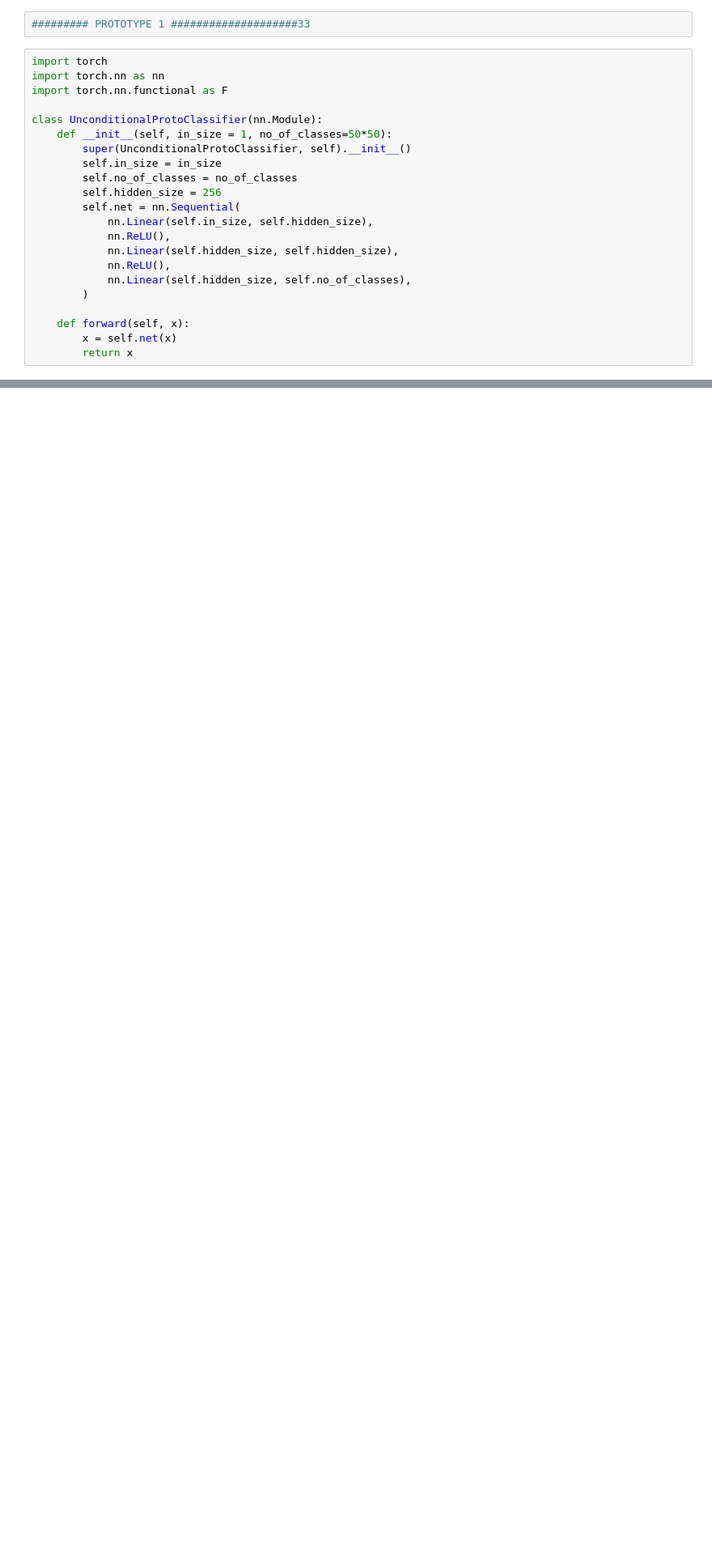
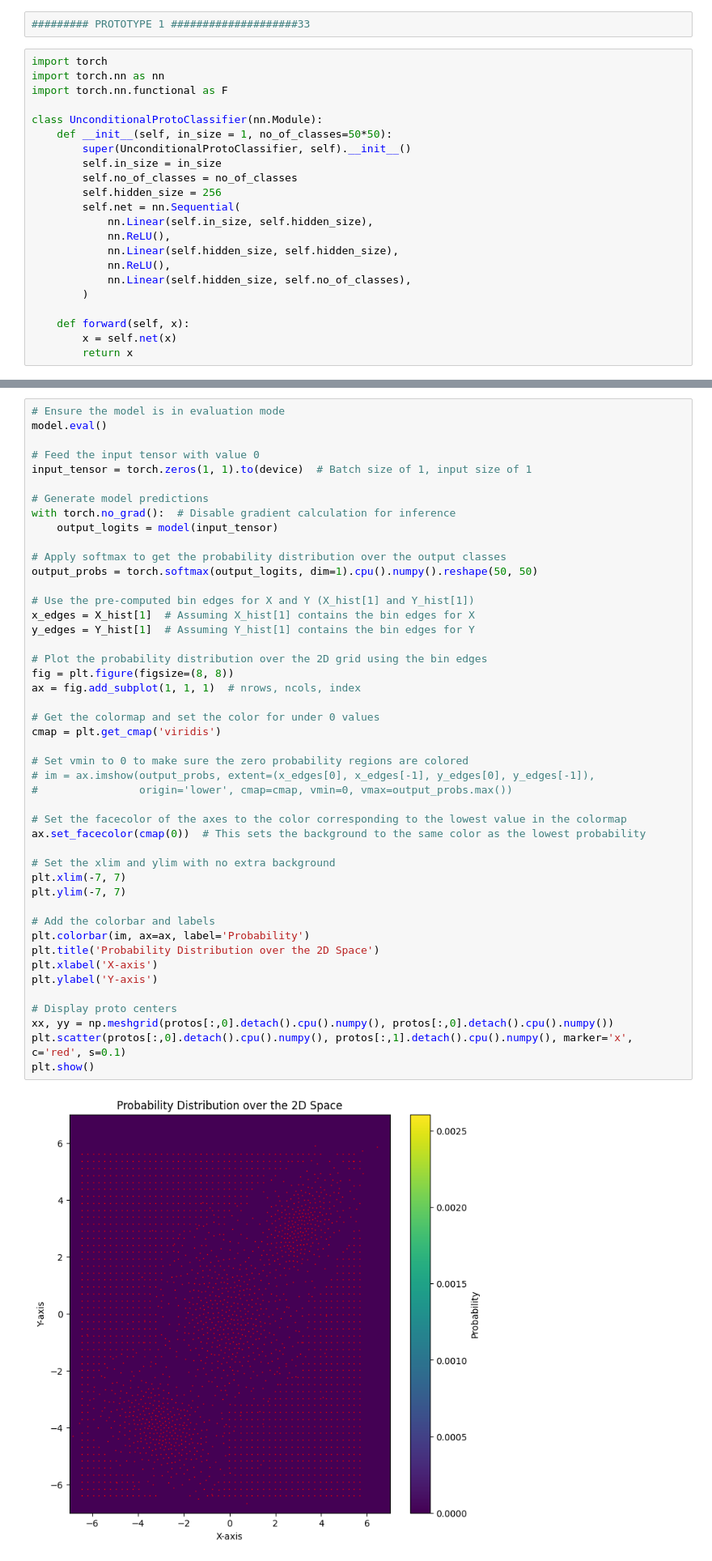
Before and after one commit to batuceng/max_quantile, a Jupyter notebook: 2d_prototypes_v1.ipynb, the cells around one changed output, grey strips where cells are left out. Shown at 81% size. Cells and saved outputs as stored; diff of their text form; blank space fills up the shorter version.

```diff
--- a/2d_prototypes_v1.ipynb
+++ b/2d_prototypes_v1.ipynb
@@ -281,0 +399,48 @@ class UnconditionalProtoClassifier(nn.Module):
+# %%
+# Ensure the model is in evaluation mode
+model.eval()
+
+# Feed the input tensor with value 0
+input_tensor = torch.zeros(1, 1).to(device)  # Batch size of 1, input size of 1
+
+# Generate model predictions
+with torch.no_grad():  # Disable gradient calculation for inference
+    output_logits = model(input_tensor)
+
+# Apply softmax to get the probability distribution over the output classes
+output_probs = torch.softmax(output_logits, dim=1).cpu().numpy().reshape(50, 50)
+
+# Use the pre-computed bin edges for X and Y (X_hist[1] and Y_hist[1])
+x_edges = X_hist[1]  # Assuming X_hist[1] contains the bin edges for X
+y_edges = Y_hist[1]  # Assuming Y_hist[1] contains the bin edges for Y
+
+# Plot the probability distribution over the 2D grid using the bin edges
+fig = plt.figure(figsize=(8, 8))
+ax = fig.add_subplot(1, 1, 1)  # nrows, ncols, index
+
+# Get the colormap and set the color for under 0 values
+cmap = plt.get_cmap('viridis')
+
+# Set vmin to 0 to make sure the zero probability regions are colored
+# im = ax.imshow(output_probs, extent=(x_edges[0], x_edges[-1], y_edges[0], y_edges[-1]),
+#                origin='lower', cmap=cmap, vmin=0, vmax=output_probs.max())
+
+# Set the facecolor of the axes to the color corresponding to the lowest value in the colormap
+ax.set_facecolor(cmap(0))  # This sets the background to the same color as the lowest probability
+
+# Set the xlim and ylim with no extra background
+plt.xlim(-7, 7)
+plt.ylim(-7, 7)
+
+# Add the colorbar and labels
+plt.colorbar(im, ax=ax, label='Probability')
+plt.title('Probability Distribution over the 2D Space')
+plt.xlabel('X-axis')
+plt.ylabel('Y-axis')
+
+# Display proto centers
+xx, yy = np.meshgrid(protos[:,0].detach().cpu().numpy(), protos[:,0].detach().cpu().numpy())
+plt.scatter(protos[:,0].detach().cpu().numpy(), protos[:,1].detach().cpu().numpy(), marker='x', c='red', s=0.1)
+plt.show()
+# %% [output]
+[figure, added]
```
Also changed, not shown: parts of 9 cells of this notebook.
